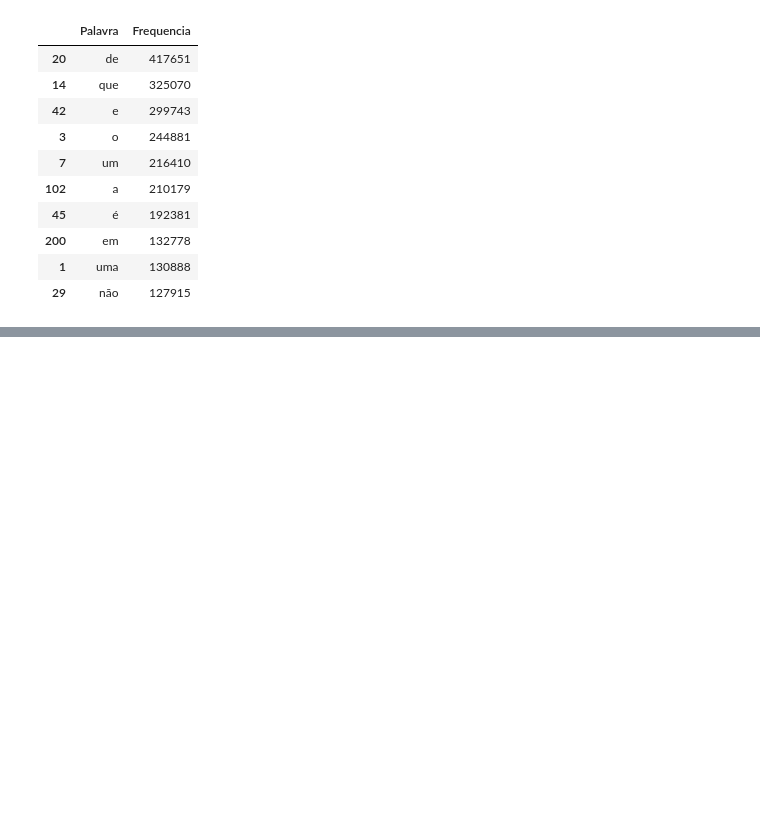
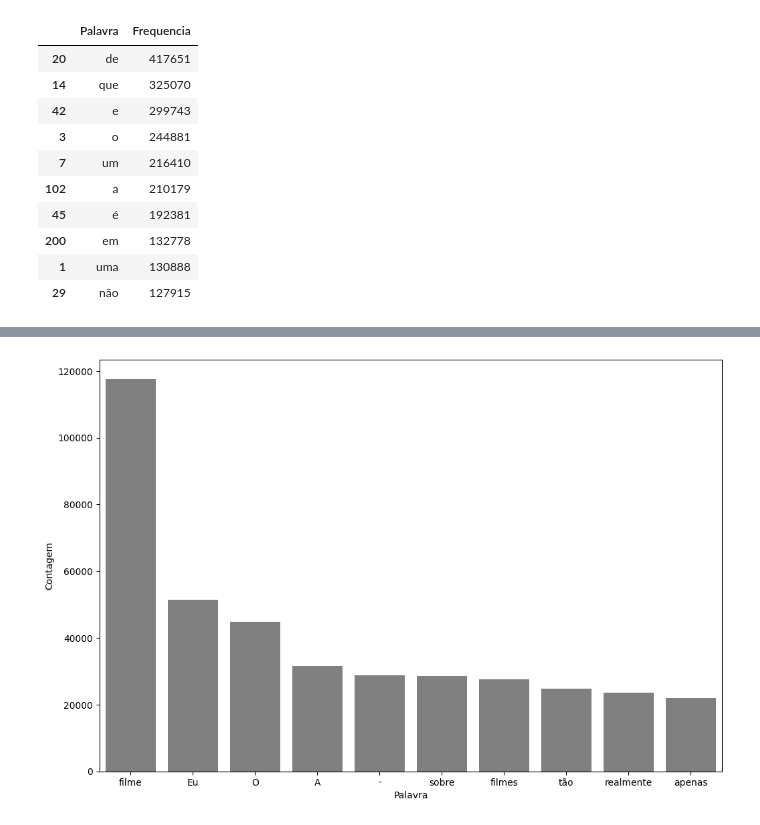
Before and after one commit to AmaroGusta/Trilha-PLN, a Jupyter notebook: Linguagem Natural 1/dados-textuais.ipynb, the cells around one changed output, grey strips where cells are left out. Drawn from its saved outputs; the diff is of its cells as text; code cells hidden in the pictures; blank space fills up the shorter version.

```diff
--- a/Linguagem Natural 1/dados-textuais.ipynb
+++ b/Linguagem Natural 1/dados-textuais.ipynb
@@ -166,0 +250,4 @@ plt.show()
+# %%
+pareto(df, 'tratamento_1', 10)
+# %% [output]
+[figure, added]
```
Also changed, not shown: parts of 10 cells of this notebook.
